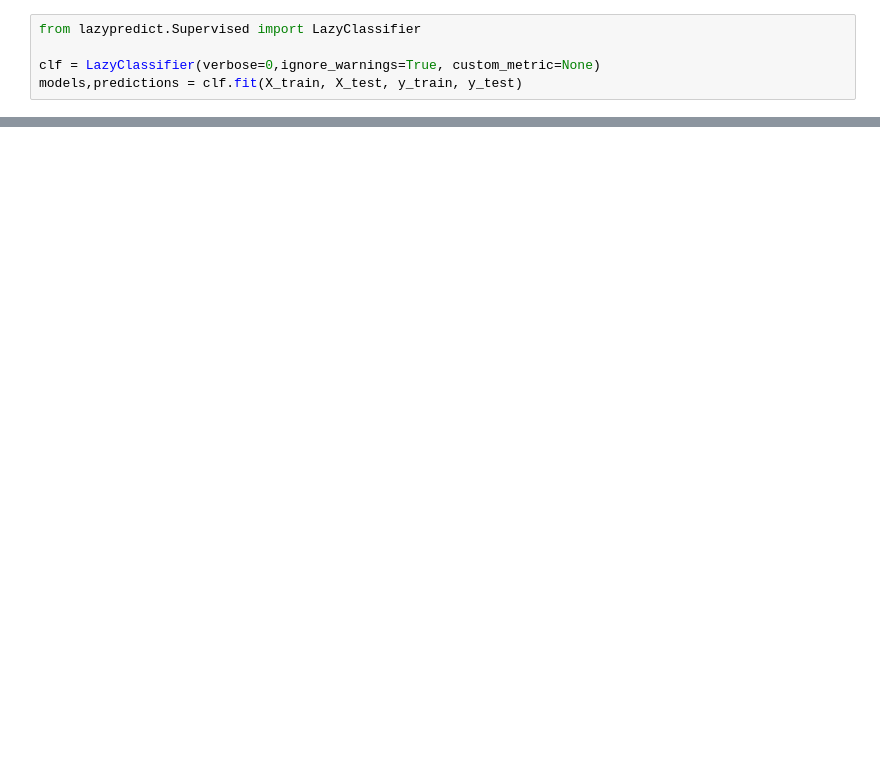
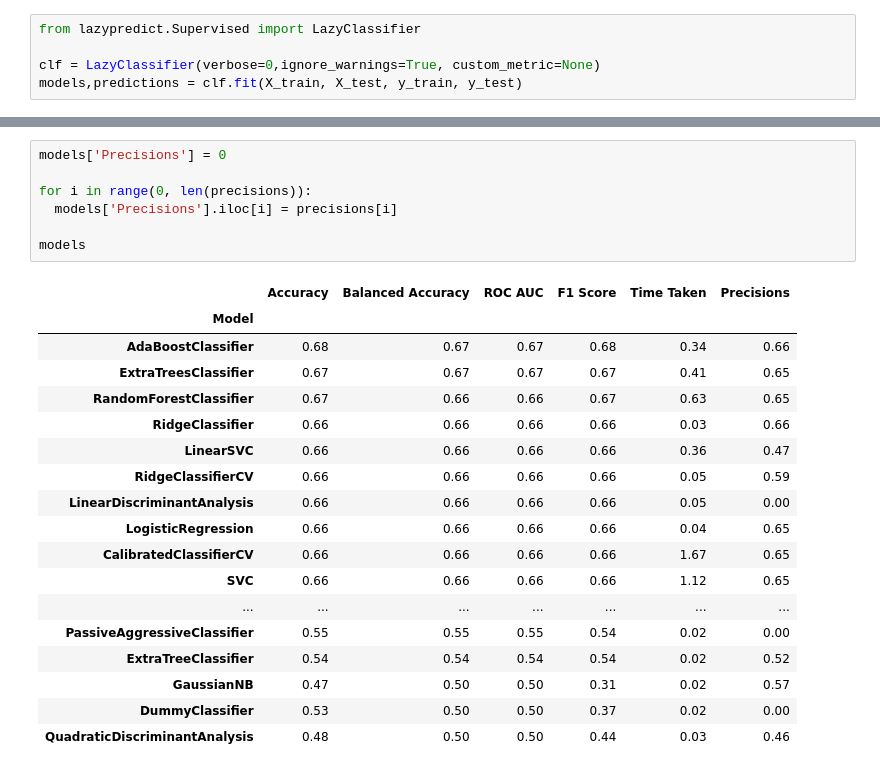
Before and after one commit to 2023M3T5-Inteli/grupo1, a Jupyter notebook: notebooks/Candidate_Model_Genesis.ipynb, the cells around one changed output, grey strips where cells are left out. Cells and saved outputs as stored; diff of their text form; blank space fills up the shorter version.

```diff
--- a/notebooks/Candidate_Model_Genesis.ipynb
+++ b/notebooks/Candidate_Model_Genesis.ipynb
@@ -155,0 +241,26 @@ print(f'Precisão: {precisao:.2f}')
+# %%
+models['Precisions'] = 0
+
+for i in range(0, len(precisions)):
+  models['Precisions'].iloc[i] = precisions[i]
+
+models
+# %% [output]
+|  | Accuracy | Balanced Accuracy | ROC AUC | F1 Score | Time Taken | Precisions |
+| Model |  |  |  |  |  |  |
+| AdaBoostClassifier | 0.68 | 0.67 | 0.67 | 0.68 | 0.34 | 0.66 |
+| ExtraTreesClassifier | 0.67 | 0.67 | 0.67 | 0.67 | 0.41 | 0.65 |
+| RandomForestClassifier | 0.67 | 0.66 | 0.66 | 0.67 | 0.63 | 0.65 |
+| RidgeClassifier | 0.66 | 0.66 | 0.66 | 0.66 | 0.03 | 0.66 |
+| LinearSVC | 0.66 | 0.66 | 0.66 | 0.66 | 0.36 | 0.47 |
+| RidgeClassifierCV | 0.66 | 0.66 | 0.66 | 0.66 | 0.05 | 0.59 |
+| LinearDiscriminantAnalysis | 0.66 | 0.66 | 0.66 | 0.66 | 0.05 | 0.00 |
+| LogisticRegression | 0.66 | 0.66 | 0.66 | 0.66 | 0.04 | 0.65 |
+| CalibratedClassifierCV | 0.66 | 0.66 | 0.66 | 0.66 | 1.67 | 0.65 |
+| SVC | 0.66 | 0.66 | 0.66 | 0.66 | 1.12 | 0.65 |
+| ... | ... | ... | ... | ... | ... | ... |
+| PassiveAggressiveClassifier | 0.55 | 0.55 | 0.55 | 0.54 | 0.02 | 0.00 |
+| ExtraTreeClassifier | 0.54 | 0.54 | 0.54 | 0.54 | 0.02 | 0.52 |
+| GaussianNB | 0.47 | 0.50 | 0.50 | 0.31 | 0.02 | 0.57 |
+| DummyClassifier | 0.53 | 0.50 | 0.50 | 0.37 | 0.02 | 0.00 |
+| QuadraticDiscriminantAnalysis | 0.48 | 0.50 | 0.50 | 0.44 | 0.03 | 0.46 |
```
Also changed, not shown: parts of 13 cells of this notebook.
